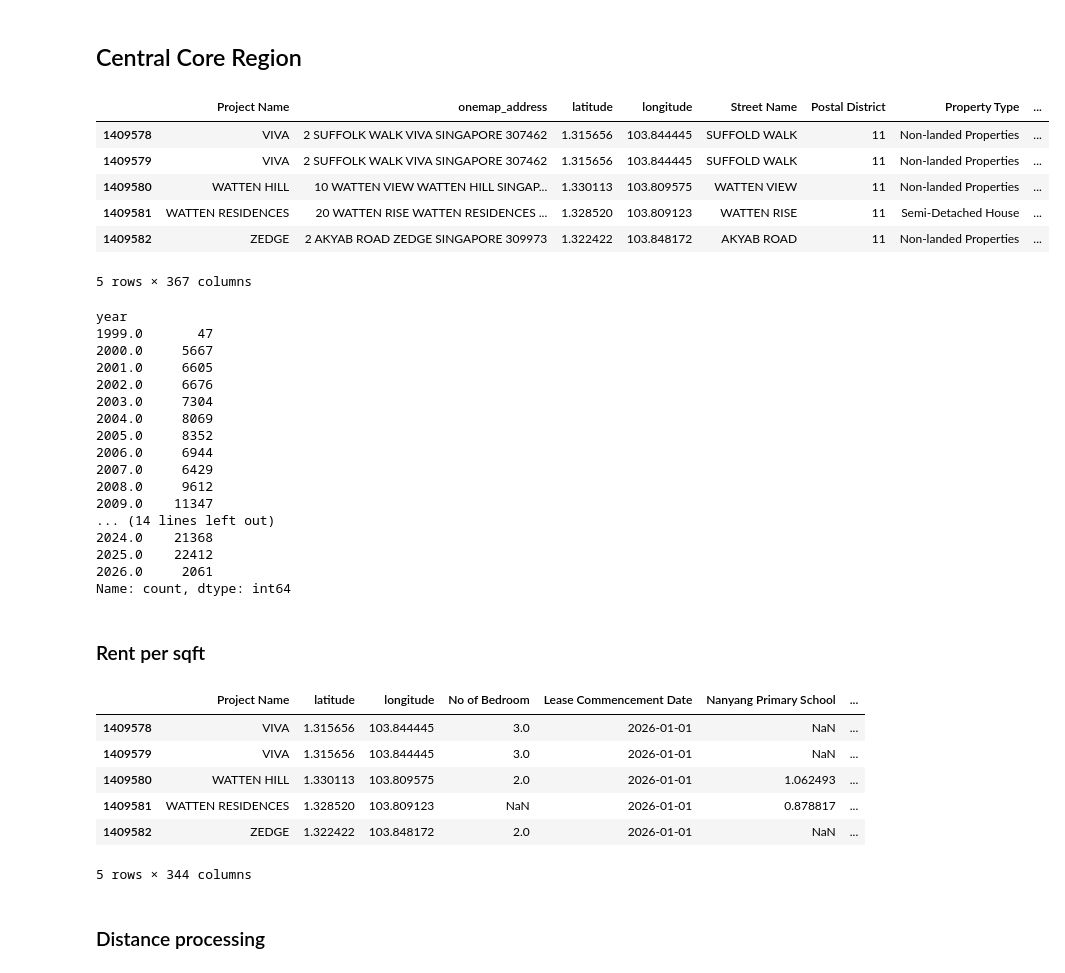
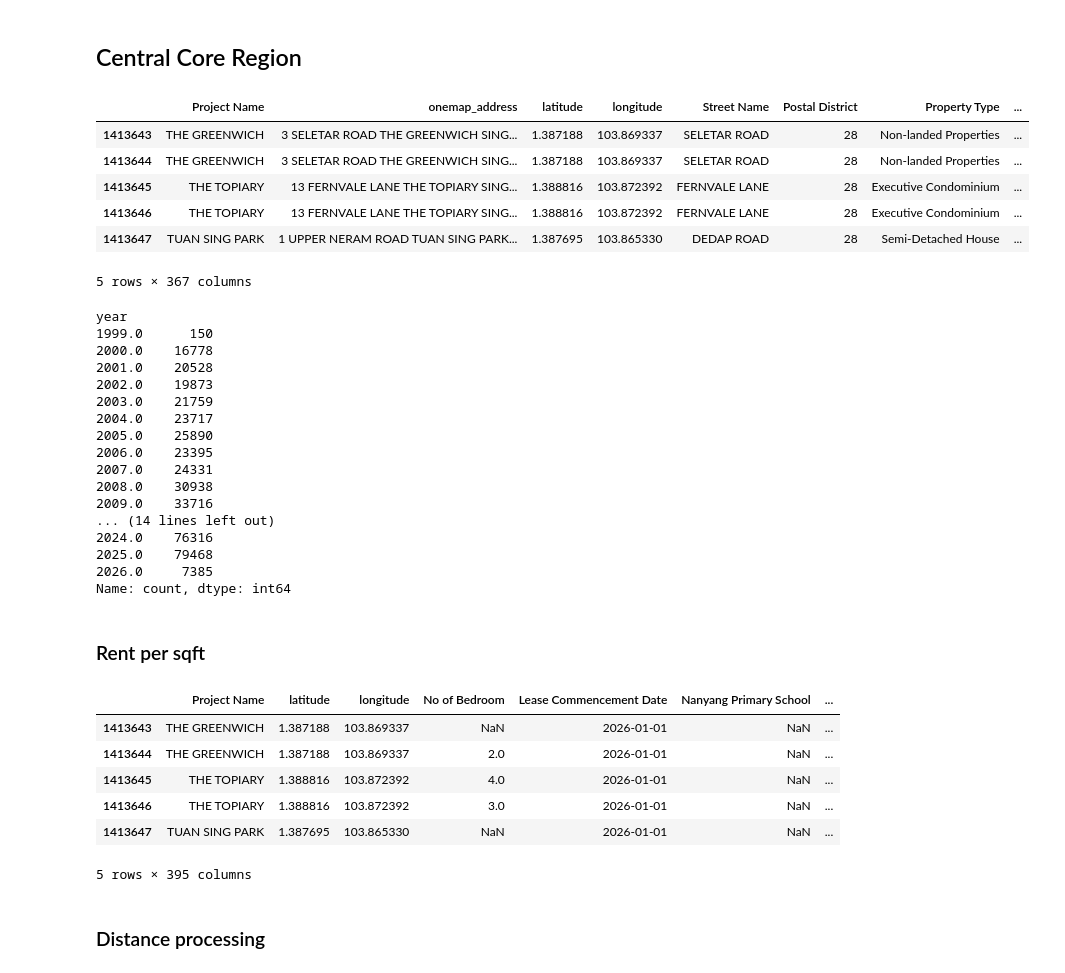
Before and after one commit to CeceliaSoh/PGIM-Graph, a Jupyter notebook: Preprocess.ipynb, the cells around one changed output. Drawn from its saved outputs; the diff is of its cells as text; code cells hidden in the pictures.

```diff
--- a/Preprocess.ipynb
+++ b/Preprocess.ipynb
@@ -4,5 +5,7 @@ import re
+# %%
+REGION = "full" # "full" or "ccr"
 # %%
-df = pd.read_csv(r"PGIM-Graph\dataset\URA_merged_full_v1.csv")
+df = pd.read_csv(r"dataset\URA_merged_full_v1.csv")
 print(df['Project Name'].nunique())
 print(len(df.columns.tolist()))
 for col in df.columns:
@@ -30,15 +33,15 @@ Project Name in Realis
 # %% [markdown]
 ## Central Core Region
 # %%
-dff = df[df["Postal District"].isin([1, 2, 9, 10, 11])]
+dff = df[df["Postal District"].isin([1, 2, 9, 10, 11])] if REGION == "ccr" else df
 dff.tail()
 # %% [output]
 |  | Project Name | onemap_address | latitude | longitude | Street Name | Postal District | Property Type | ... |
-| 1409578 | VIVA | 2 SUFFOLK WALK VIVA SINGAPORE 307462 | 1.315656 | 103.844445 | SUFFOLD WALK | 11 | Non-landed Properties | ... |
-| 1409579 | VIVA | 2 SUFFOLK WALK VIVA SINGAPORE 307462 | 1.315656 | 103.844445 | SUFFOLD WALK | 11 | Non-landed Properties | ... |
-| 1409580 | WATTEN HILL | 10 WATTEN VIEW WATTEN HILL SINGAP... | 1.330113 | 103.809575 | WATTEN VIEW | 11 | Non-landed Properties | ... |
-| 1409581 | WATTEN RESIDENCES | 20 WATTEN RISE WATTEN RESIDENCES ... | 1.328520 | 103.809123 | WATTEN RISE | 11 | Semi-Detached House | ... |
-| 1409582 | ZEDGE | 2 AKYAB ROAD ZEDGE SINGAPORE 309973 | 1.322422 | 103.848172 | AKYAB ROAD | 11 | Non-landed Properties | ... |
+| 1413643 | THE GREENWICH | 3 SELETAR ROAD THE GREENWICH SING... | 1.387188 | 103.869337 | SELETAR ROAD | 28 | Non-landed Properties | ... |
+| 1413644 | THE GREENWICH | 3 SELETAR ROAD THE GREENWICH SING... | 1.387188 | 103.869337 | SELETAR ROAD | 28 | Non-landed Properties | ... |
+| 1413645 | THE TOPIARY | 13 FERNVALE LANE THE TOPIARY SING... | 1.388816 | 103.872392 | FERNVALE LANE | 28 | Executive Condominium | ... |
+| 1413646 | THE TOPIARY | 13 FERNVALE LANE THE TOPIARY SING... | 1.388816 | 103.872392 | FERNVALE LANE | 28 | Executive Condominium | ... |
+| 1413647 | TUAN SING PARK | 1 UPPER NERAM ROAD TUAN SING PARK... | 1.387695 | 103.865330 | DEDAP ROAD | 28 | Semi-Detached House | ... |
 5 rows × 367 columns
 # %%
 dff["Lease Commencement Date"] = pd.to_datetime(dff["Lease Commencement Date"], errors="coerce")
@@ -47,21 +50,21 @@ year_counts = dff["year"].value_counts().sort_index()
 print(year_counts)
 # %% [output]
 year
-1999.0       47
-2000.0     5667
-2001.0     6605
-2002.0     6676
-2003.0     7304
-2004.0     8069
-2005.0     8352
-2006.0     6944
-2007.0     6429
-2008.0     9612
-2009.0    11347
+1999.0      150
+2000.0    16778
+2001.0    20528
+2002.0    19873
+2003.0    21759
+2004.0    23717
+2005.0    25890
+2006.0    23395
+2007.0    24331
+2008.0    30938
+2009.0    33716
 ... (14 lines left out)
-2024.0    21368
-2025.0    22412
-2026.0     2061
+2024.0    76316
+2025.0    79468
+2026.0     7385
 Name: count, dtype: int64
 # %% [markdown]
 ### Rent per sqft
@@ -105,12 +108,12 @@ dff = pd.get_dummies(
 dff.tail()
 # %% [output]
 |  | Project Name | latitude | longitude | No of Bedroom | Lease Commencement Date | Nanyang Primary School | ... |
-| 1409578 | VIVA | 1.315656 | 103.844445 | 3.0 | 2026-01-01 | NaN | ... |
-| 1409579 | VIVA | 1.315656 | 103.844445 | 3.0 | 2026-01-01 | NaN | ... |
-| 1409580 | WATTEN HILL | 1.330113 | 103.809575 | 2.0 | 2026-01-01 | 1.062493 | ... |
-| 1409581 | WATTEN RESIDENCES | 1.328520 | 103.809123 | NaN | 2026-01-01 | 0.878817 | ... |
-| 1409582 | ZEDGE | 1.322422 | 103.848172 | 2.0 | 2026-01-01 | NaN | ... |
+| 1413643 | THE GREENWICH | 1.387188 | 103.869337 | NaN | 2026-01-01 | NaN | ... |
+| 1413644 | THE GREENWICH | 1.387188 | 103.869337 | 2.0 | 2026-01-01 | NaN | ... |
+| 1413645 | THE TOPIARY | 1.388816 | 103.872392 | 4.0 | 2026-01-01 | NaN | ... |
+| 1413646 | THE TOPIARY | 1.388816 | 103.872392 | 3.0 | 2026-01-01 | NaN | ... |
+| 1413647 | TUAN SING PARK | 1.387695 | 103.865330 | NaN | 2026-01-01 | NaN | ... |
-5 rows × 344 columns
+5 rows × 395 columns
 # %% [markdown]
 ### Distance processing
 # %%
```
Also changed, not shown: parts of 19 cells of this notebook.
